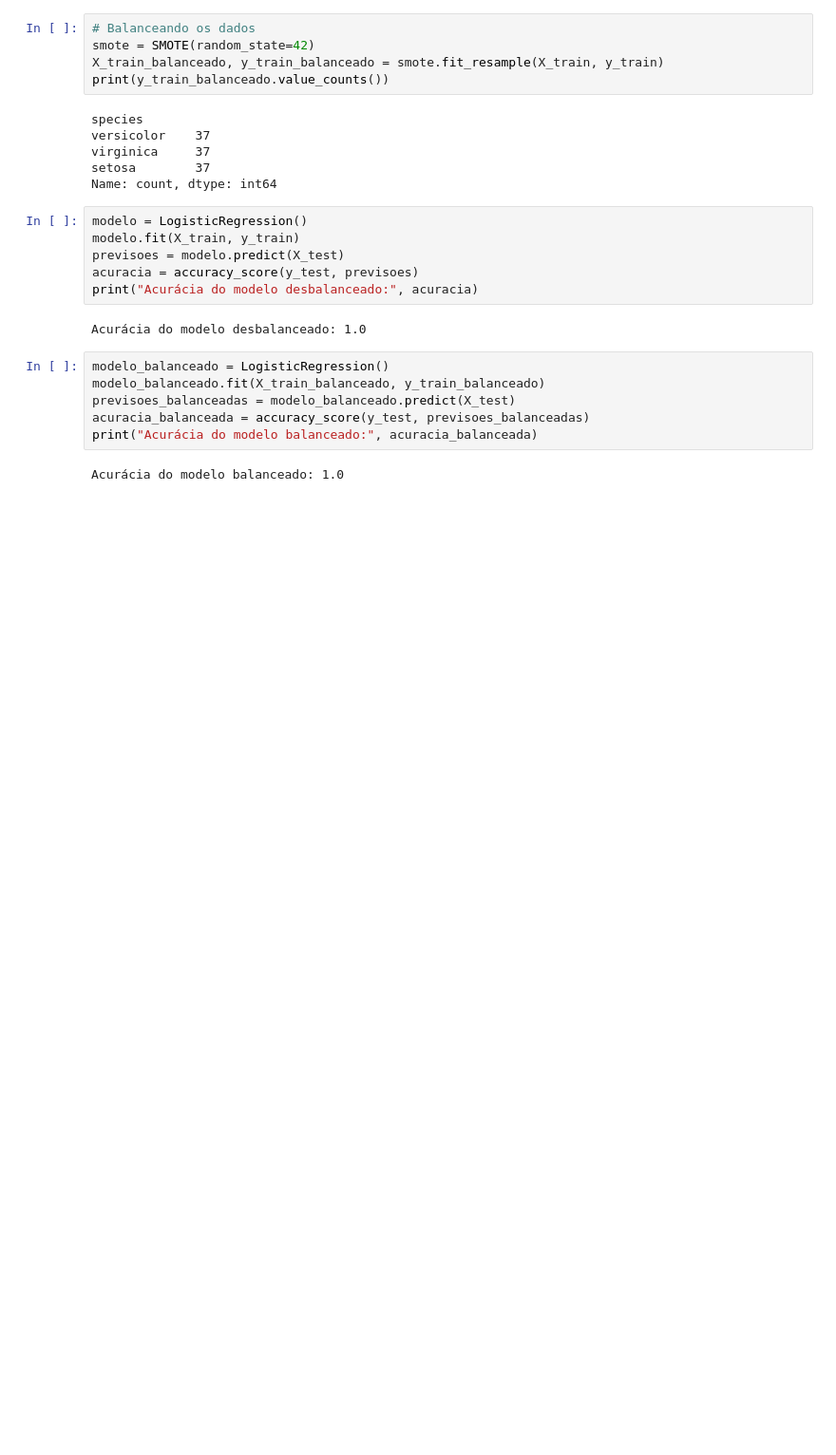
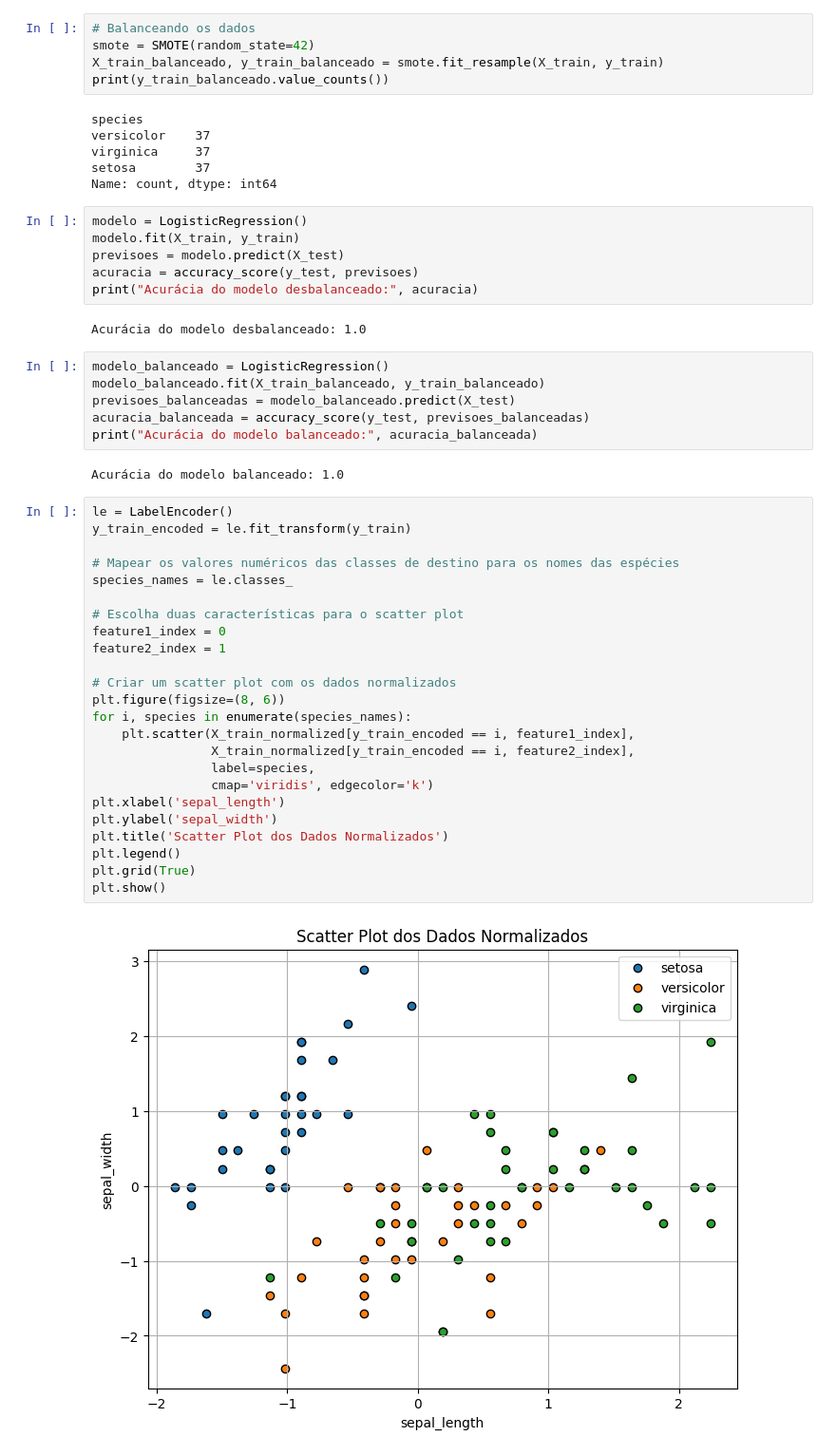
Before and after one commit to gustavoc04/AtividadeRegressaoLogistica, a Jupyter notebook: regressaoLogistica/analise.ipynb, the cells around one changed output. Shown: that part at 95% size. Drawn from its saved outputs; the diff is of its cells as text; blank space fills up the shorter version.

```diff
--- a/regressaoLogistica/analise.ipynb
+++ b/regressaoLogistica/analise.ipynb
@@ -129,3 +130,29 @@ acuracia_balanceada = accuracy_score(y_test, previsoes_balanceadas)
 print("Acurácia do modelo balanceado:", acuracia_balanceada)
 # %% [output]
 Acurácia do modelo balanceado: 1.0
+# %%
+le = LabelEncoder()
+y_train_encoded = le.fit_transform(y_train)
+
+# Mapear os valores numéricos das classes de destino para os nomes das espécies
+species_names = le.classes_
+
+# Escolha duas características para o scatter plot
+feature1_index = 0
+feature2_index = 1
+
+# Criar um scatter plot com os dados normalizados
+plt.figure(figsize=(8, 6))
+for i, species in enumerate(species_names):
+    plt.scatter(X_train_normalized[y_train_encoded == i, feature1_index],
+                X_train_normalized[y_train_encoded == i, feature2_index],
+                label=species,
+                cmap='viridis', edgecolor='k')
+plt.xlabel('sepal_length')
+plt.ylabel('sepal_width')
+plt.title('Scatter Plot dos Dados Normalizados')
+plt.legend()
+plt.grid(True)
+plt.show()
+# %% [output]
+[figure, added]
```
Also changed, not shown: parts of 1 cell of this notebook.
